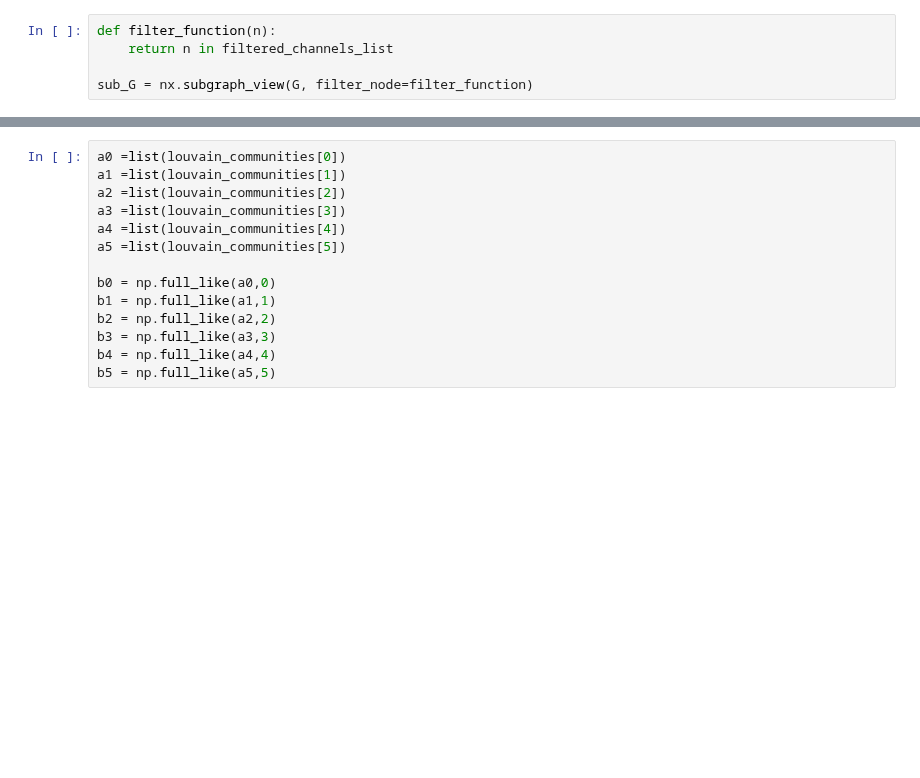
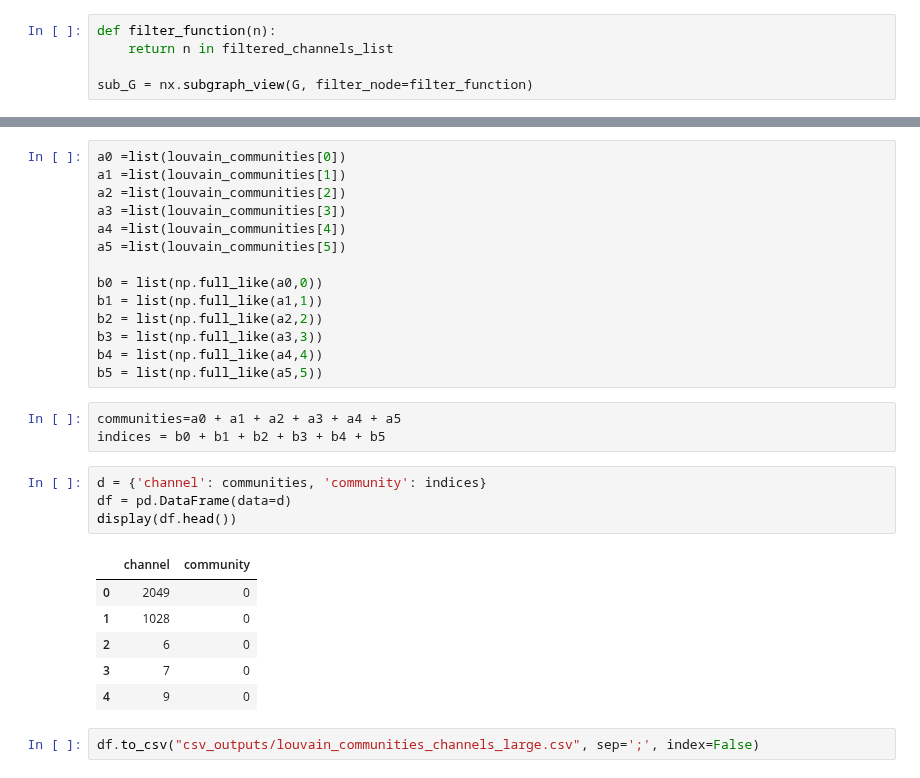
Before and after one commit to epfl-ada/ada-2022-project-adamantiumforgers, a Jupyter notebook: large_clustering_fix.ipynb, the cells around one changed output, grey strips where cells are left out. Drawn from its saved outputs; the diff is of its cells as text; blank space fills up the shorter version.

```diff
--- a/large_clustering_fix.ipynb
+++ b/large_clustering_fix.ipynb
@@ -122,9 +196,25 @@ a3 =list(louvain_communities[3])
 a4 =list(louvain_communities[4])
 a5 =list(louvain_communities[5])
 
-b0 = np.full_like(a0,0)
-b1 = np.full_like(a1,1)
-b2 = np.full_like(a2,2)
-b3 = np.full_like(a3,3)
-b4 = np.full_like(a4,4)
-b5 = np.full_like(a5,5)
+b0 = list(np.full_like(a0,0))
+b1 = list(np.full_like(a1,1))
+b2 = list(np.full_like(a2,2))
+b3 = list(np.full_like(a3,3))
+b4 = list(np.full_like(a4,4))
+b5 = list(np.full_like(a5,5))
+# %%
+communities=a0 + a1 + a2 + a3 + a4 + a5
+indices = b0 + b1 + b2 + b3 + b4 + b5
+# %%
+d = {'channel': communities, 'community': indices}
+df = pd.DataFrame(data=d)
+display(df.head())
+# %% [output]
+|  | channel | community |
+| 0 | 2049 | 0 |
+| 1 | 1028 | 0 |
+| 2 | 6 | 0 |
+| 3 | 7 | 0 |
+| 4 | 9 | 0 |
+# %%
+df.to_csv("csv_outputs/louvain_communities_channels_large.csv", sep=';', index=False)
```
Also changed, not shown: parts of 22 cells of this notebook.
